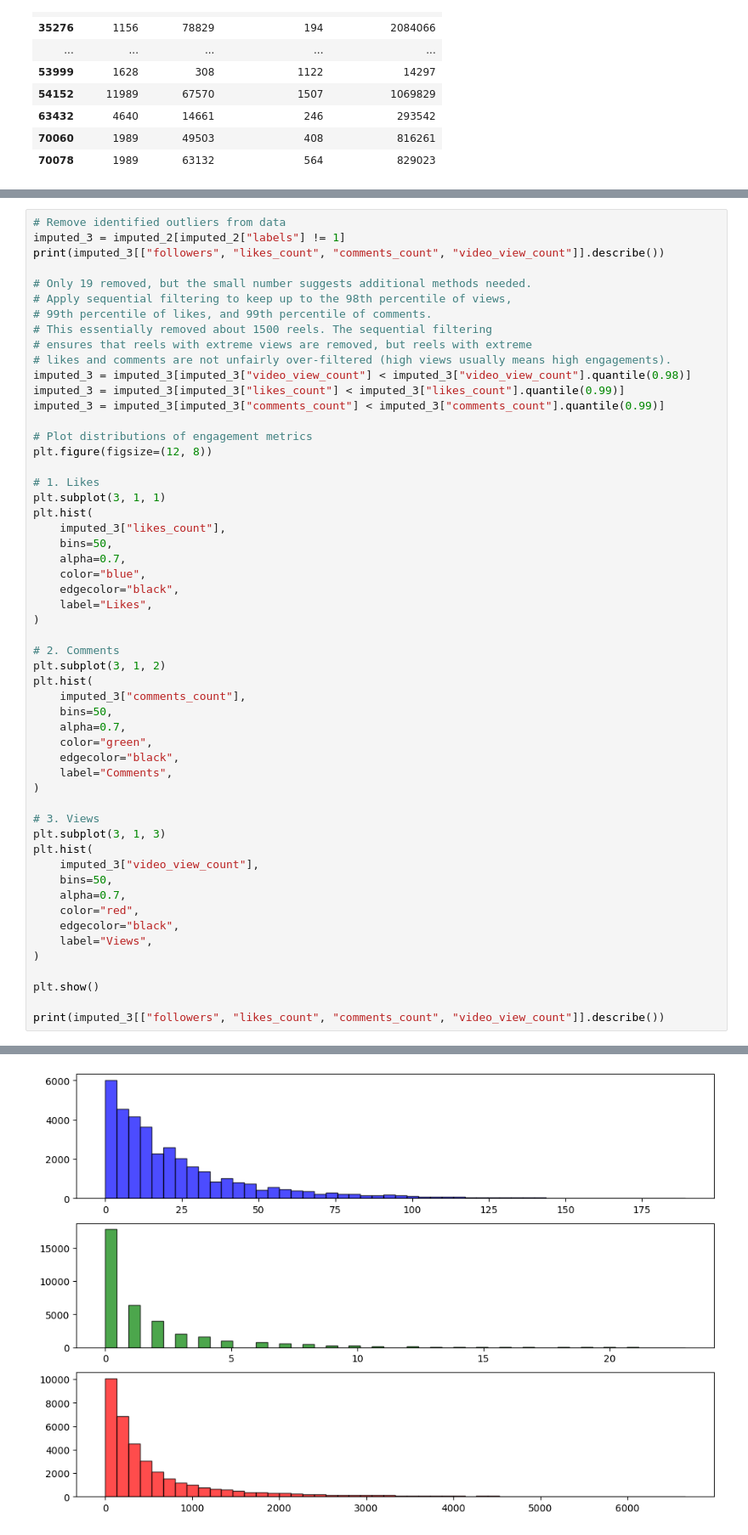
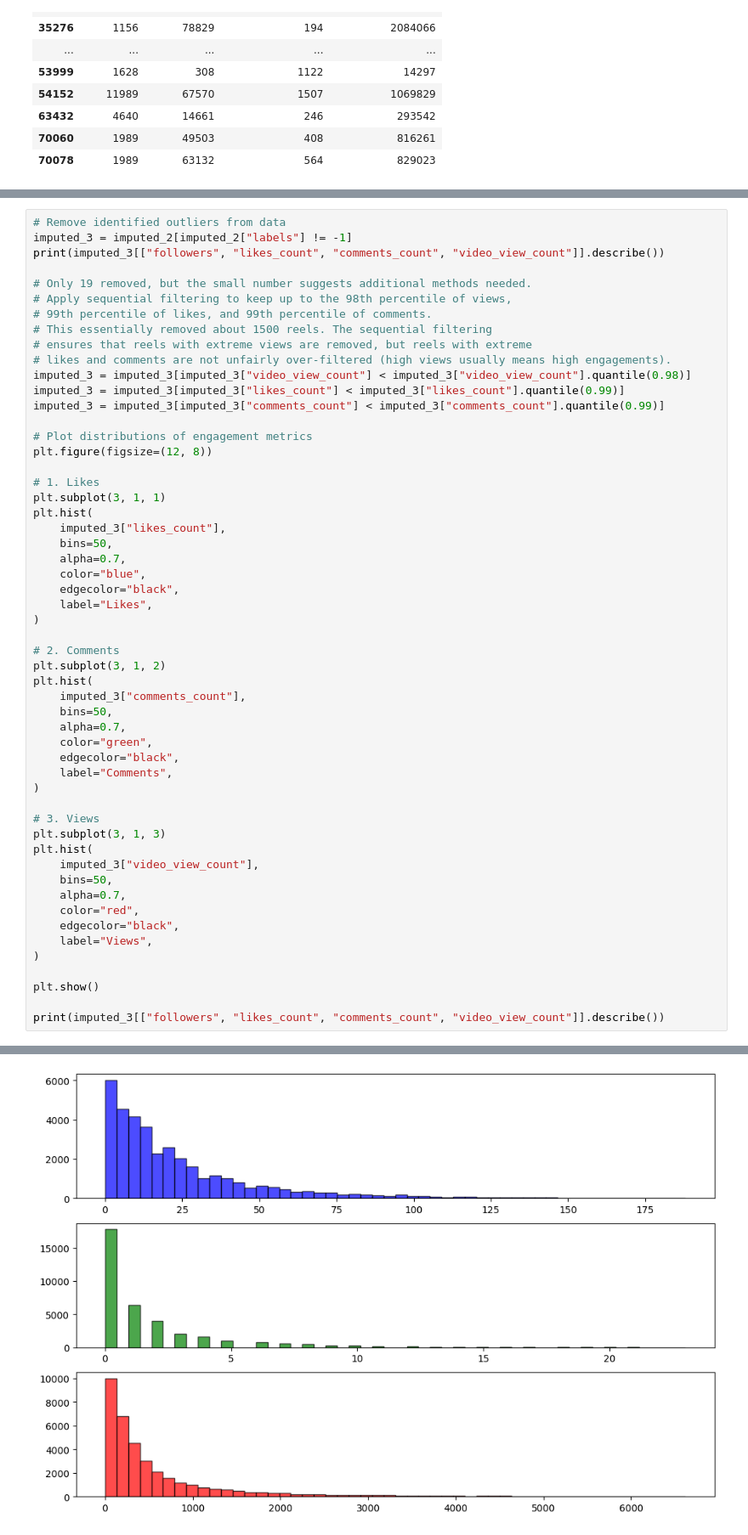
Before and after one commit to Mirrien-Liang/posting-time-impact-analysis, a Jupyter notebook: notebooks/data_cleaning.ipynb, the cells around one changed output, grey strips where cells are left out. Shown at 85% size. Drawn from its saved outputs; the diff is of its cells as text.

```diff
--- a/notebooks/data_cleaning.ipynb
+++ b/notebooks/data_cleaning.ipynb
@@ -1207,7 +1236,7 @@ plt.show()
 [figure]
 # %%
 # Remove identified outliers from data
-imputed_3 = imputed_2[imputed_2["labels"] != 1]
+imputed_3 = imputed_2[imputed_2["labels"] != -1]
 print(imputed_3[["followers", "likes_count", "comments_count", "video_view_count"]].describe())
 
 # Only 19 removed, but the small number suggests additional methods needed.
@@ -1272,2 +1301,2 @@ max        17212.0     336276.0          2863.0        13618871.0
-[figure, old version]
+[figure, new version]
          followers  likes_count  comments_count  video_view_count
```
Also changed, not shown: parts of 24 cells of this notebook.
